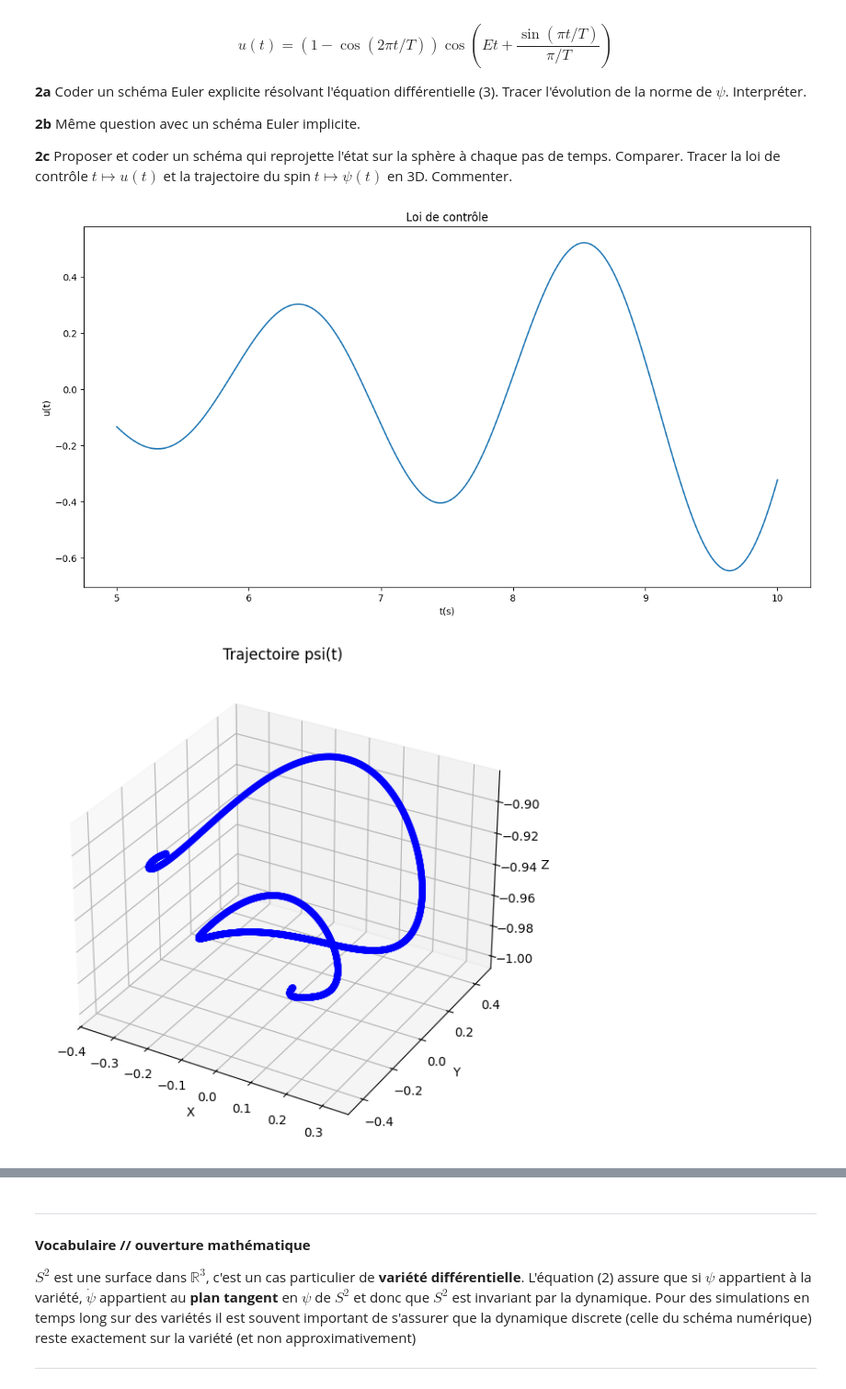
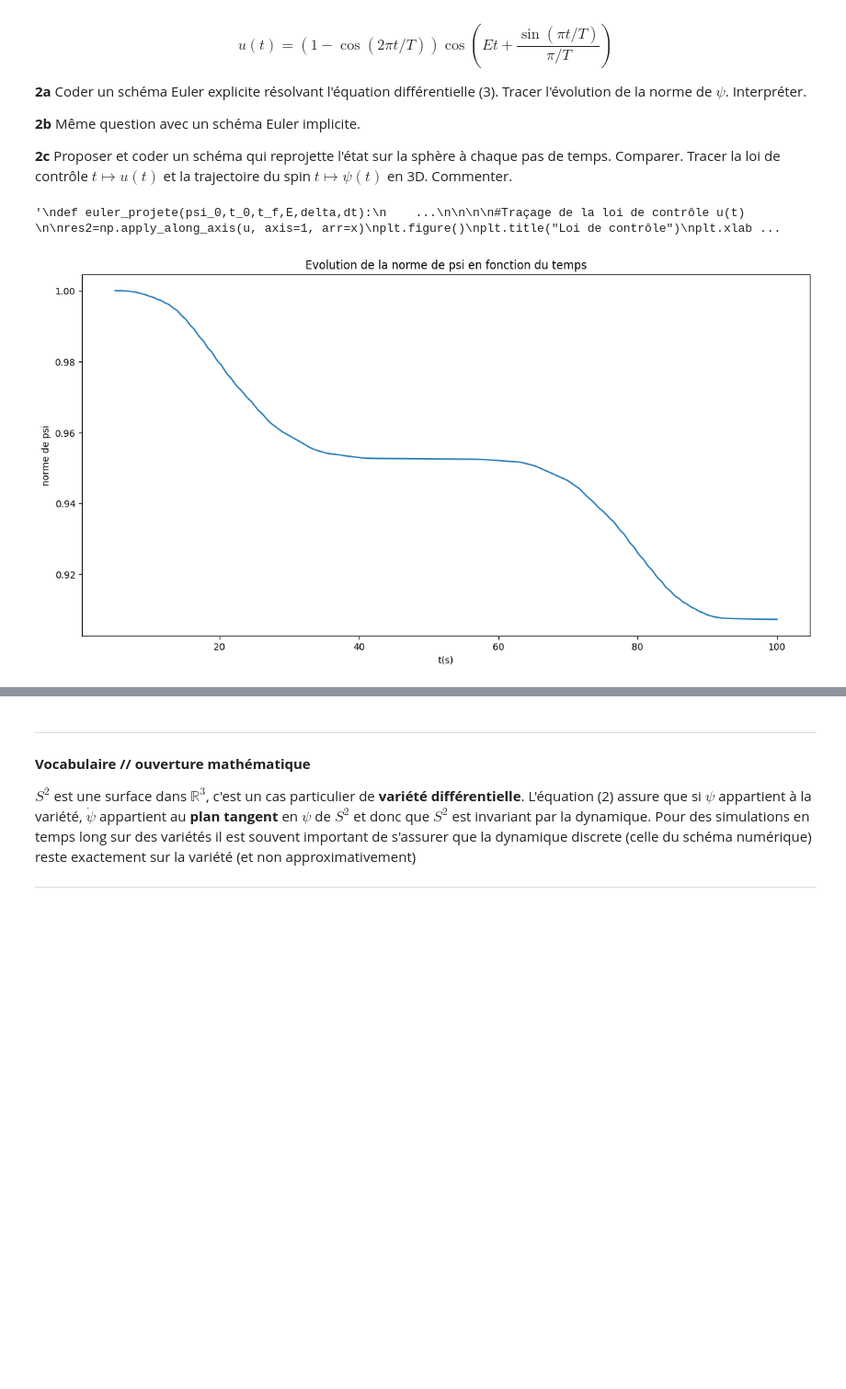
Before and after one commit to LouisedeFer/Equa-diff, a Jupyter notebook: Projet_Equations_Différentielles.ipynb, the cells around one changed output, grey strips where cells are left out. Shown: that part at 92% size. Drawn from its saved outputs; the diff is of its cells as text; code cells hidden in the pictures; blank space fills up the shorter version.

Commit message:
Implicite

```diff
--- a/Projet_Equations_Différentielles.ipynb
+++ b/Projet_Equations_Différentielles.ipynb
@@ -93,15 +93,16 @@ $$
 E=2
 delta=1
 T=50
-u = lambda t: (1-np.cos(2*np.pi*t/T))*np.cos(E*t+ np.sin(np.pi *t/T)/(np.pi/T))
+u = lambda t: (1-np.cos(2*np.pi*t/T))*np.cos(E*t+ np.sin(np.pi *t/T)/(np.pi/T))  # noqa: E731
 psi_0=np.array([0,0,-1])
 dt=1e-3
 Omega_x=np.array([[0,0,0],[0,0,-1],[0,1,0]])
 Omega_z=np.array([[0,-1,0],[1,0,0],[0,0,0]])
 
 t_0=5
-t_f=10
+t_f=100
 
+I= np.identity(3)
 
 def euler_explicit(psi_0,t_0,t_f,E,delta,dt):
     ts, psi_s = [t_0], [psi_0] # storage variables
@@ -119,23 +120,51 @@ def norme(psi) :
     return sqrt(psi[0]**2+psi[1]**2+psi[2]**2)
 
 
+"""
+
+# Lancement de Euler explicite
+
 (x,y)=euler_explicit(psi_0,t_0,t_f,E,delta,dt)
 res = np.apply_along_axis(norme, axis=1, arr=y)
 
 
-"""
 plt.figure()
 plt.title("Evolution de la norme de psi en fonction du temps")
 plt.xlabel('t(s)')
 plt.ylabel('norme de psi')
 plt.plot(x,res);
 
-""""
+"""
+
 
 
 def euler_implicit(psi_0,t_0,t_f,E,delta,dt):
-    ...
-    return ...
+    ts, psi_s = [t_0], [psi_0] # storage variables
+    t = t_0
+    psi=psi_0
+    while ts[-1]< t_f:
+        t_next=t+dt
+        M=I-dt*(E*Omega_z + delta*u(t_next)*Omega_x)
+        M_inv=np.linalg.inv(M)
+        psi_next=np.dot(M_inv,psi)
+        ts=np.vstack([ts,t_next])
+        psi_s=np.vstack([psi_s,psi_next])
+        t,psi=t_next, psi_next
+
+    return (ts,psi_s)
+
+
+# Lancement de Euler implicite
+
+(x,y)=euler_implicit(psi_0,t_0,t_f,E,delta,dt)
+res = np.apply_along_axis(norme, axis=1, arr=y)
+
+
+plt.figure()
+plt.title("Evolution de la norme de psi en fonction du temps")
+plt.xlabel('t(s)')
+plt.ylabel('norme de psi')
+plt.plot(x,res);
 
 
 """
@@ -151,34 +180,34 @@ plt.figure()
 plt.title("Loi de contrôle")
 plt.xlabel('t(s)')
 plt.ylabel('u(t)')
 plt.plot(x,res2)
 
 #Traçage de la trajectoire psi(t) en 3D
 
 # Extraction des coordonnées
 X=y[:, 0]
 Y=y[:, 1]
 Z=y[:, 2]
 
 # Créer une figure
 fig = plt.figure()
 ax = fig.add_subplot(111, projection='3d')
 
 # Tracer les points en 3D
 ax.scatter(X, Y, Z, color='b', marker='o')
 
 # Ajouter des labels aux axes
 ax.set_xlabel('X')
 ax.set_ylabel('Y')
 ax.set_zlabel('Z')
 
 
 plt.title("Trajectoire psi(t)")
 plt.show();
 
 """
 # %% [output]
+'\ndef euler_projete(psi_0,t_0,t_f,E,delta,dt):\n    ...\n\n\n\n#Traçage de la loi de contrôle u(t) \n\nres2=np.apply_along_axis(u, axis=1, arr=x)\nplt.figure()\nplt.title("Loi de contrôle")\nplt.xlab ...
-[figure, old version]
+[figure, new version]
-[figure, removed]
 # %% [markdown]
 #### 2b) Interprétation :
```
Also changed, not shown: parts of 1 cell of this notebook.
